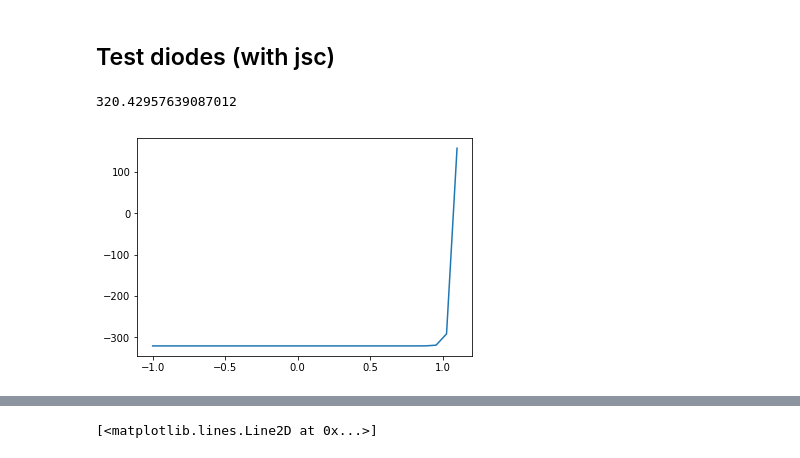
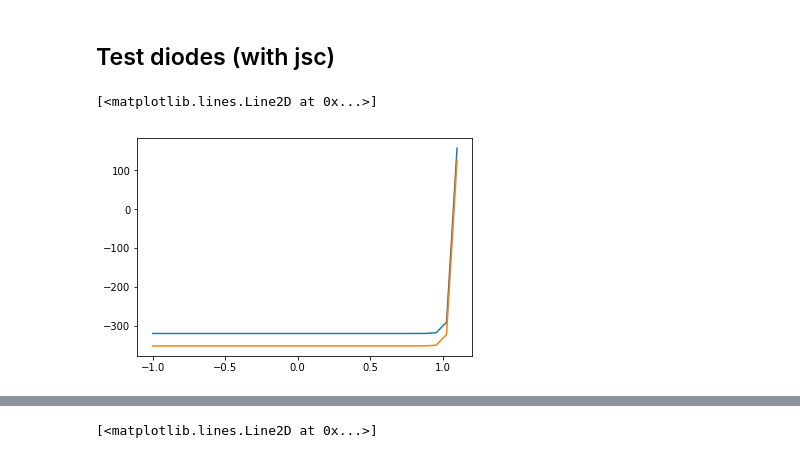
Before and after one commit to kanhua/pypvcell, a Jupyter notebook: lab/General IV solver.ipynb, the cells around one changed output, grey strips where cells are left out. Cells and saved outputs as stored; diff of their text form; code cells hidden in the pictures.

```diff
--- a/lab/General IV solver.ipynb
+++ b/lab/General IV solver.ipynb
@@ -76,12 +76,12 @@ from pypvcell.illumination import load_astm
 # %%
 d1=SQCell(1.42,300)
 d2=SQCell(1.42,300)
-d1.set_input_spectrum(load_astm())
-d2.set_input_spectrum(load_astm())
+d1.set_input_spectrum(1.0*load_astm())
+d2.set_input_spectrum(1.1*load_astm())
 # %%
 test_v=np.linspace(-1,1.1,30)
 plt.plot(test_v,d1.get_j_from_v(test_v))
-d1.jsc
+plt.plot(test_v,d2.get_j_from_v(test_v))
 # %% [output]
-320.42957639087012
+[<matplotlib.lines.Line2D at 0x...>]
-[figure, old version]
+[figure, new version]
```
Also changed, not shown: parts of 29 cells of this notebook, 2 other files.
